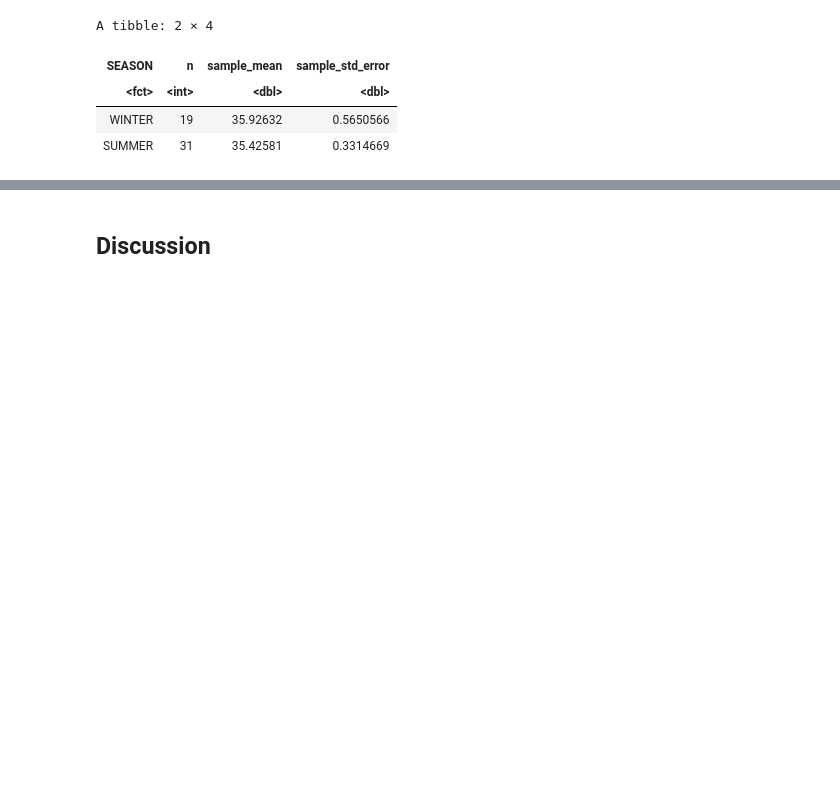
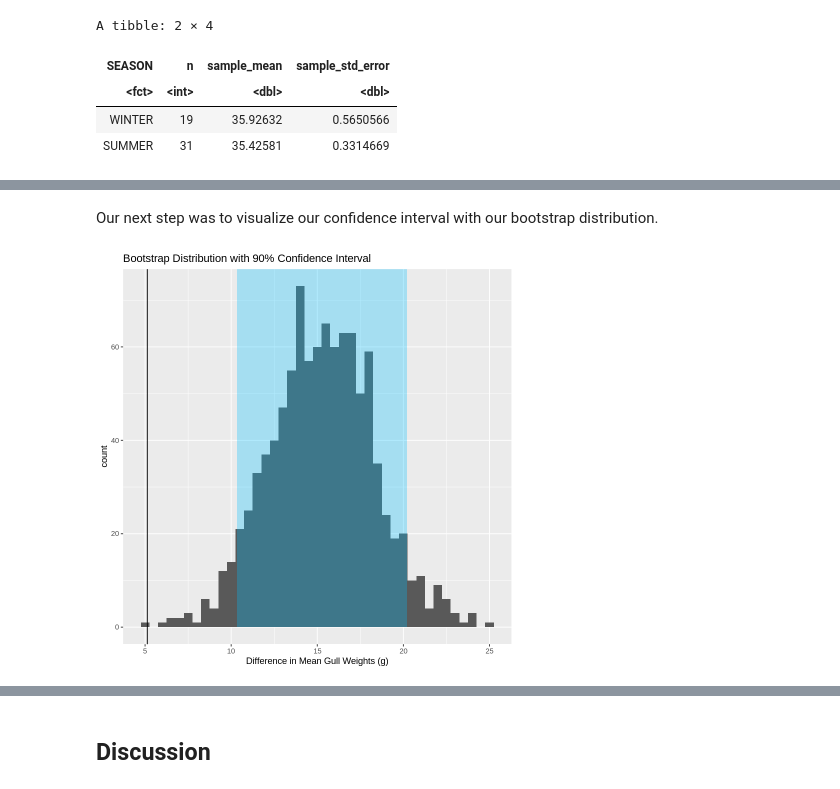
Before and after one commit to maggie63/stat-201-group-4, a Jupyter notebook: project_report.ipynb, the cells around one changed output, grey strips where cells are left out. Cells and saved outputs as stored; diff of their text form; code cells hidden in the pictures; blank space fills up the shorter version.

Commit message:
added confidence interval

```diff
--- a/project_report.ipynb
+++ b/project_report.ipynb
@@ -188,0 +204,9 @@ A tibble: 1 × 10
+# %%
+set.seed(9263)
+
+diff_in_mean_weights_bootstrap_dist <- gull_weight_sample |>
+   specify(formula = WEIGHT ~ SEASON) %>%
+   generate(reps = 1000, type = "bootstrap") %>%
+   calculate(stat = "diff in means", order = c("SUMMER", "WINTER"))
+
+head(diff_in_mean_weights_bootstrap_dist)
@@ -188,0 +244,3 @@ A tibble: 1 × 10
+# %%
+diff_in_mean_weights_ci <- diff_in_mean_weights_bootstrap_dist |> get_ci(level = 0.9, type = "percentile")
+diff_in_mean_weights_ci
@@ -188,0 +260,15 @@ A tibble: 1 × 10
+# %% [markdown]
+Our next step was to visualize our confidence interval with our bootstrap distribution.
+# %%
+diff_in_mean_weights_ci_plot <- diff_in_mean_weights_bootstrap_dist |>
+    ggplot(aes(x = stat)) +
+    geom_histogram(binwidth = 0.5) +
+    geom_vline(xintercept = weight_test$statistic[1]) +
+    annotate("rect", xmin = diff_in_mean_weights_ci$lower_ci, xmax = diff_in_mean_weights_ci$upper_ci, ymin = 0, ymax = Inf,
+             fill = "deepskyblue",
+             alpha = 0.3) +
+    labs(title = "Bootstrap Distribution with 90% Confidence Interval",
+         x = "Difference in Mean Gull Weights (g)")
+diff_in_mean_weights_ci_plot
+# %% [output]
+[figure, added]
```
Also changed, not shown: parts of 15 cells of this notebook.
